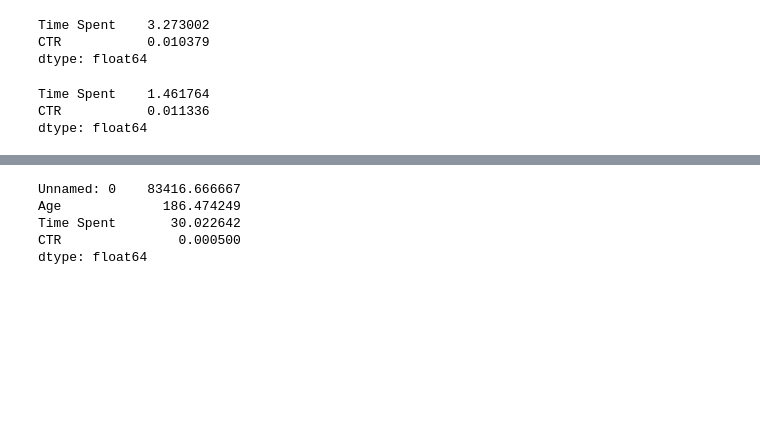
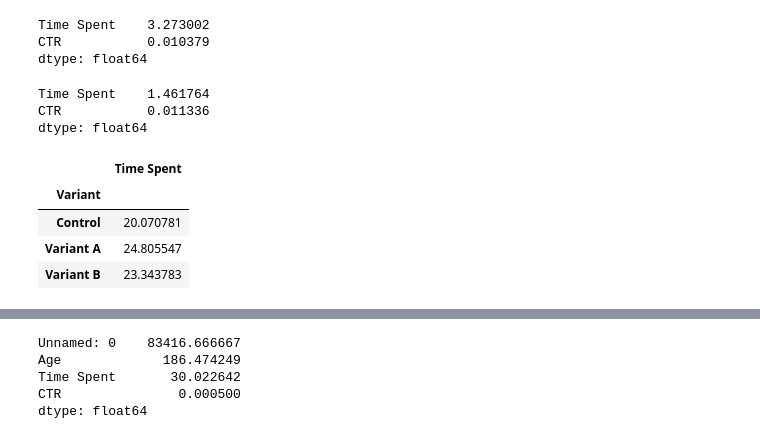
Before and after one commit to ajkam/schulich_data_science, a Jupyter notebook: Assignment 2/Assignment 2 v1.ipynb, the cells around one changed output, grey strips where cells are left out. Cells and saved outputs as stored; diff of their text form; code cells hidden in the pictures; blank space fills up the shorter version.

```diff
--- a/Assignment 2/Assignment 2 v1.ipynb
+++ b/Assignment 2/Assignment 2 v1.ipynb
@@ -471,3 +471,11 @@ Lift_AvB
 Time Spent    1.461764
 CTR           0.011336
 dtype: float64
+# %%
+df.groupby('Variant')[['Time Spent']].mean()
+# %% [output]
+|  | Time Spent |
+| Variant |  |
+| Control | 20.070781 |
+| Variant A | 24.805547 |
+| Variant B | 23.343783 |
```
Also changed, not shown: parts of 1 cell of this notebook.
